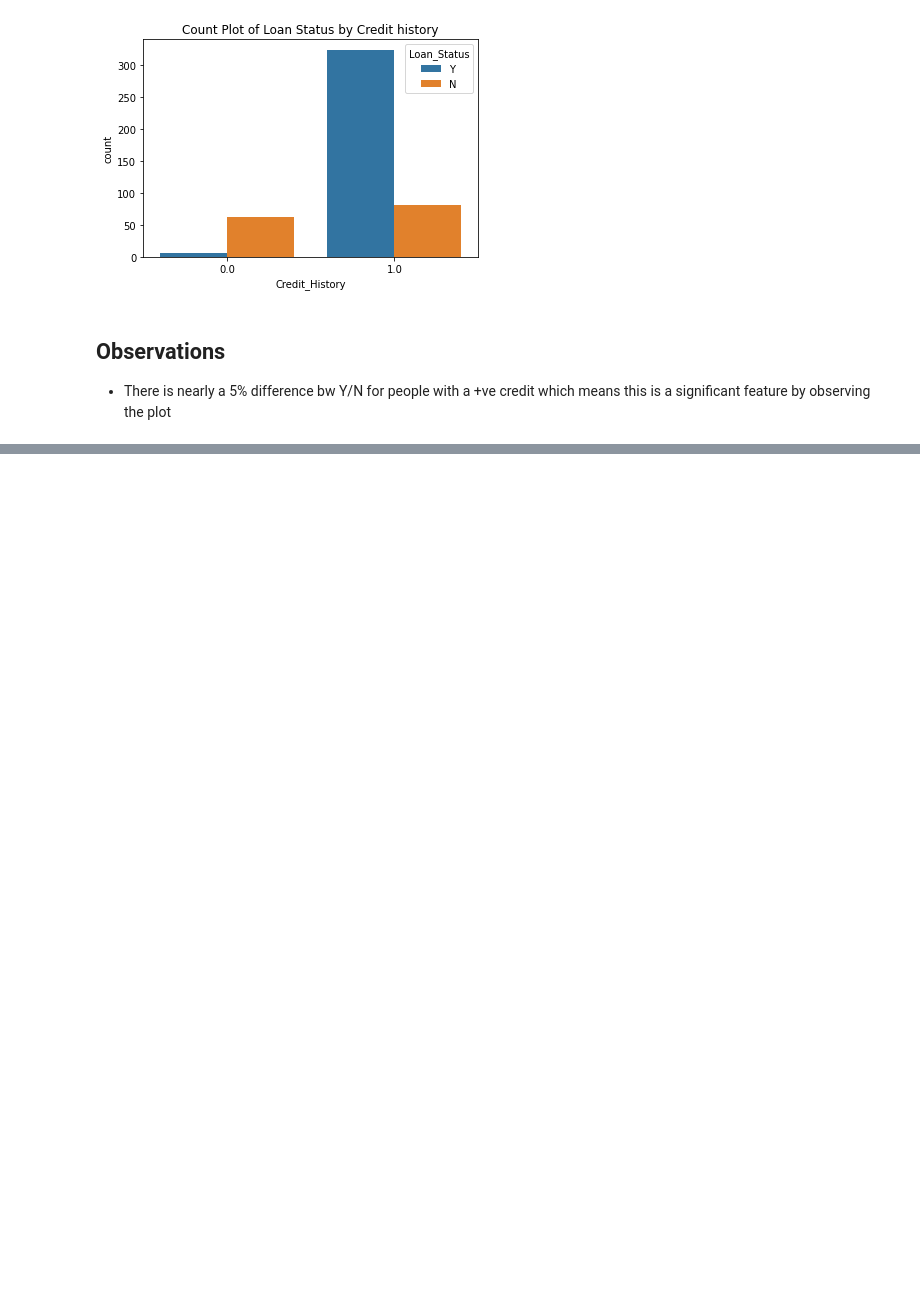
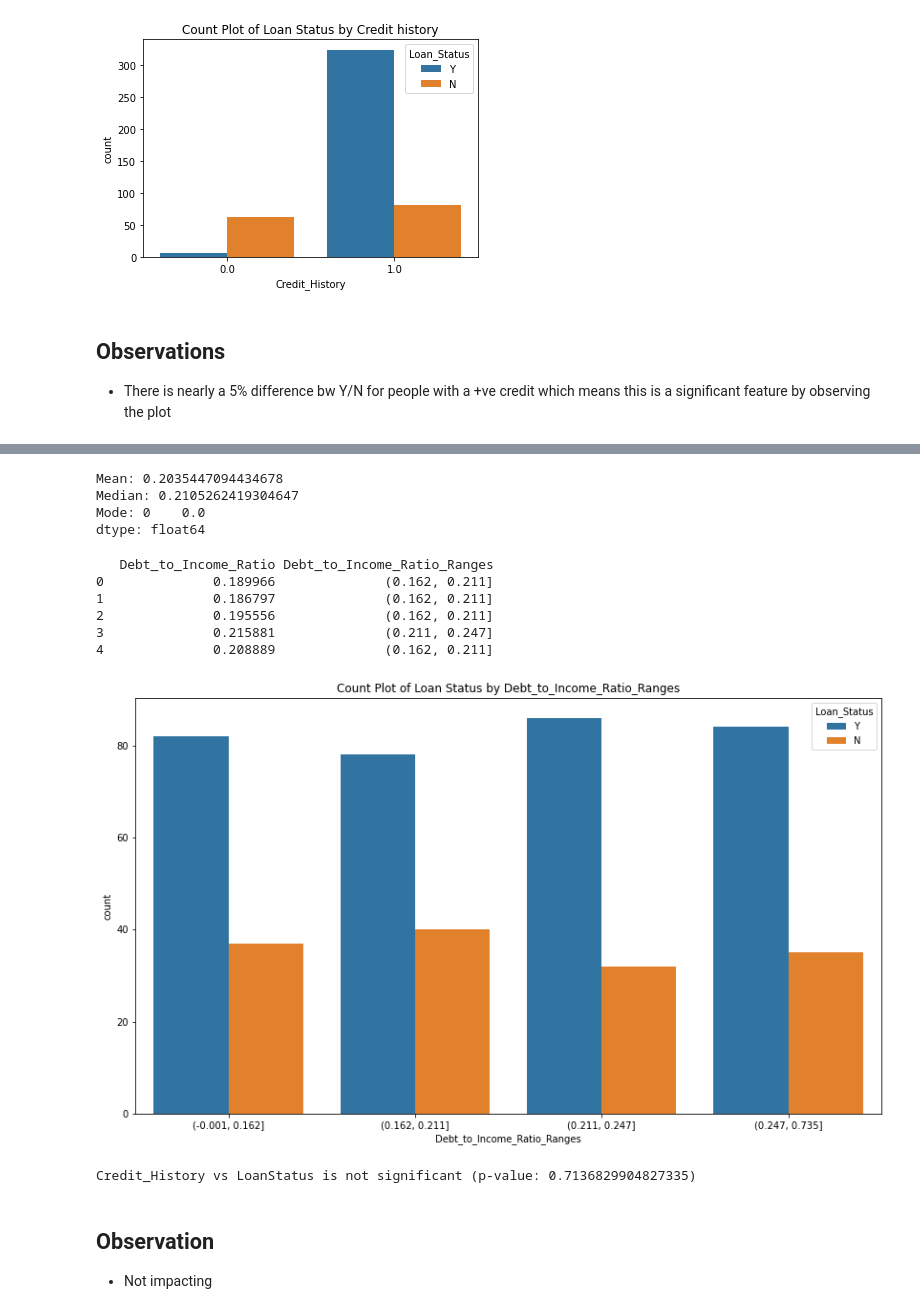
Before and after one commit to proton029/InternshipDataScience_banking, a Jupyter notebook: Data_Analytics.ipynb, the cells around one changed output, grey strips where cells are left out. Drawn from its saved outputs; the diff is of its cells as text; code cells hidden in the pictures; blank space fills up the shorter version.

```diff
--- a/Data_Analytics.ipynb
+++ b/Data_Analytics.ipynb
@@ -720,0 +752,34 @@ plt.title('Count Plot of Loan Status by Credit history');
+# %%
+centralTendencies('Debt_to_Income_Ratio')
+# %% [output]
+Mean: 0.2035447094434678
+Median: 0.2105262419304647
+Mode: 0    0.0
+dtype: float64
+# %%
+#buketing to get a better view
+#qunatile buketing
+df['Debt_to_Income_Ratio_Ranges'] = pd.qcut(df['Debt_to_Income_Ratio'], q=4)
+
+print(df[['Debt_to_Income_Ratio', 'Debt_to_Income_Ratio_Ranges']].head())
+# %% [output]
+   Debt_to_Income_Ratio Debt_to_Income_Ratio_Ranges
+0              0.189966              (0.162, 0.211]
+1              0.186797              (0.162, 0.211]
+2              0.195556              (0.162, 0.211]
+3              0.215881              (0.211, 0.247]
+4              0.208889              (0.162, 0.211]
+# %%
+plt.figure(figsize=(14,8))
+sns.countplot(x='Debt_to_Income_Ratio_Ranges', hue='Loan_Status', data=df);
+plt.title('Count Plot of Loan Status by Debt_to_Income_Ratio_Ranges');
+# %% [output]
+[figure, added]
+# %%
+chi2('Debt_to_Income_Ratio_Ranges',0.05)
+# %% [output]
+Credit_History vs LoanStatus is not significant (p-value: 0.7136829904827335)
+# %% [markdown]
+## Observation
+
+- Not impacting
```
Also changed, not shown: parts of 21 cells of this notebook.
